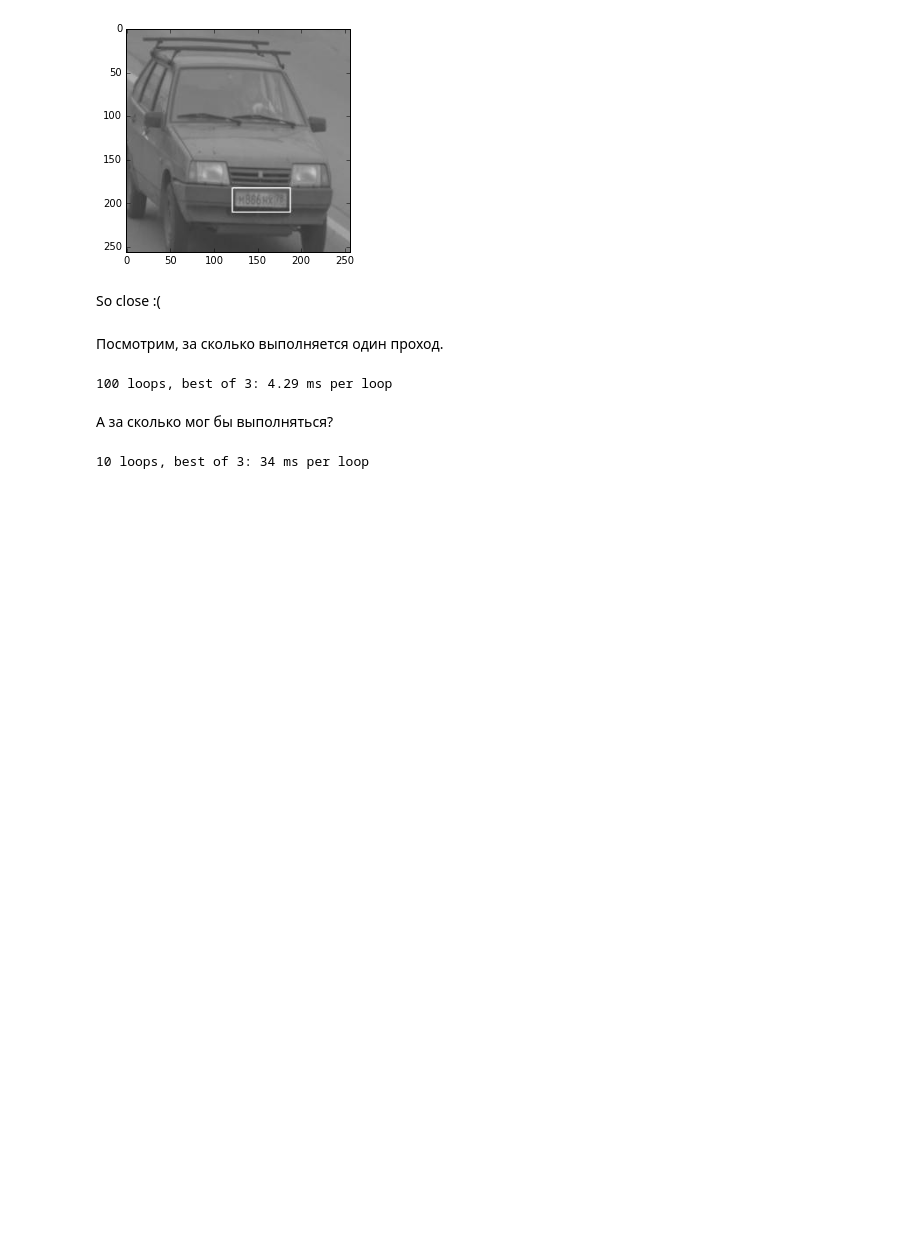
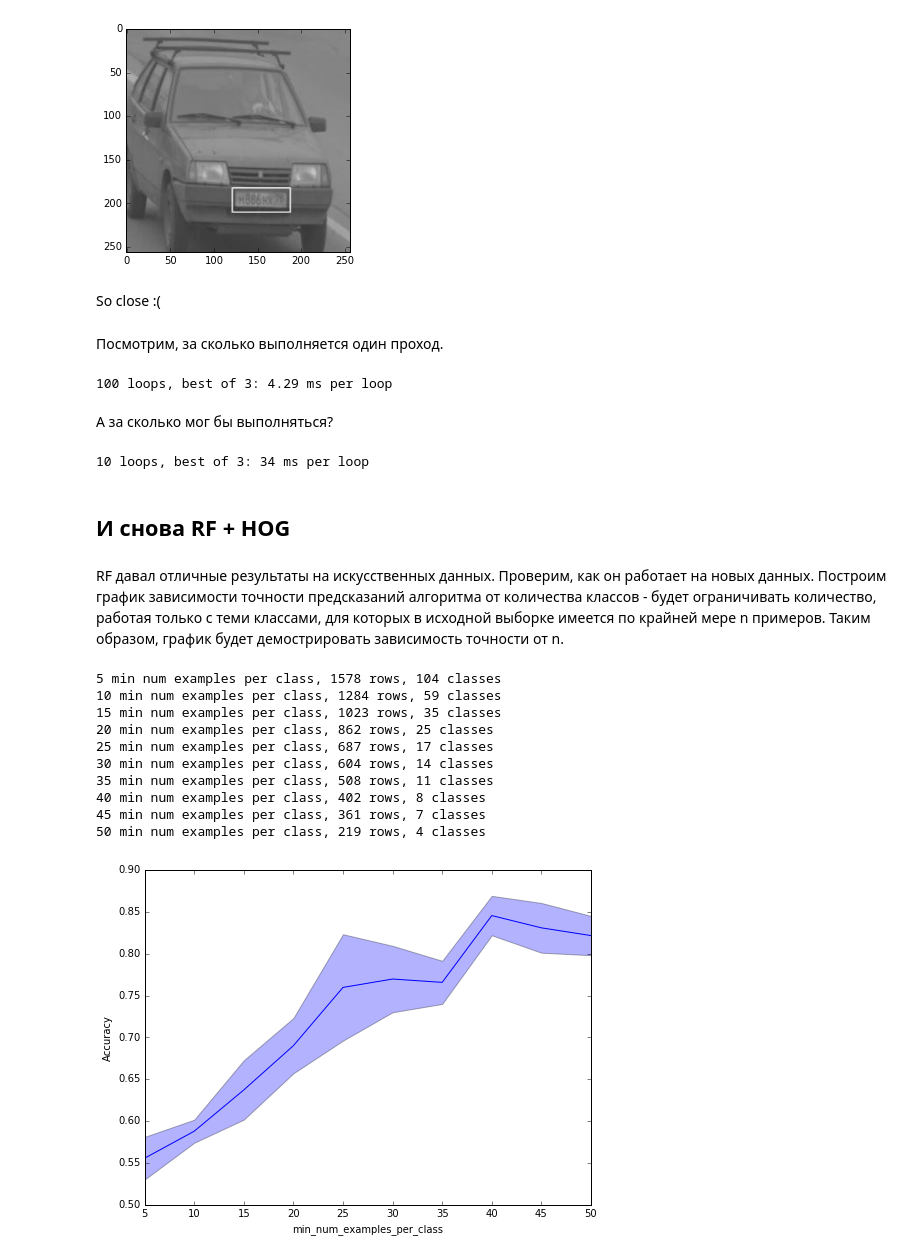
Before and after one commit to mchernyavsky/car-classification, a Jupyter notebook: report.ipynb, the cells around one changed output. Cells and saved outputs as stored; diff of their text form; code cells hidden in the pictures; blank space fills up the shorter version.

Commit message:
Tested RF + HOG on real data

```diff
--- a/report.ipynb
+++ b/report.ipynb
@@ -499,3 +499,62 @@ caffe.set_mode_cpu()
 %timeit net.forward()
 # %% [output]
 10 loops, best of 3: 34 ms per loop
+# %% [markdown]
+## И снова RF + HOG
+# %% [markdown]
+RF давал отличные результаты на искусственных данных. Проверим, как он работает на новых данных. Построим график зависимости точности предсказаний алгоритма от количества классов - будет ограничивать количество, работая только с теми классами, для которых в исходной выборке имеется по крайней мере n примеров. Таким образом, график будет демострировать зависимость точности от n.
+# %%
+def get_preprocessed_metadata(metadata_path, time_interval, min_num_examples_per_class):
+    df = pd.read_excel(metadata_path)
+    df = df.loc[(df['Время'] > time_interval[0]) & (df['Время'] < time_interval[1])]
+    df = df.groupby('Название микросегмента').filter(
+        lambda x: len(x) >= min_num_examples_per_class
+    )
+
+    encoder = LabelEncoder()
+    df['label'] = encoder.fit_transform(df['Название микросегмента'])
+
+    print(min_num_examples_per_class, 'min num examples per class,',
+          len(df), 'rows,',
+          df['label'].max() + 1, 'classes')
+
+    return df[["photo_path", "label"]]
+# %%
+def test_rf_hog(metadata, resize_output_shape=(192, 240),
+                hog_pixels_per_cell=(16, 16), hog_cells_per_block=(2, 2)):
+    X, y = [], []
+    for i, img_path, label in df.itertuples():
+        img_path_old = '{}_fr{}'.format(img_path[:-4], img_path[-4:])
+        img = io.imread('datasets/utkin/src/utkin-download/{}'.format(img_path_old), as_grey=True)
+        img = img[:480, :640]
+        img = transform.resize(img, output_shape=resize_output_shape)
+        fd = hog(img, pixels_per_cell=hog_pixels_per_cell,
+                 cells_per_block=hog_cells_per_block)
+        X.append(fd)
+        y.append(label)
+
+    clf = RandomForestClassifier(n_estimators=300, random_state=42, n_jobs=-1)
+    cv = KFold(len(X), n_folds=5, shuffle=True, random_state=42)
+    scores = cross_val_score(clf, X, y, scoring='accuracy', cv=cv, n_jobs=-1)
+    return scores
+# %%
+grid_scores = []
+for min_num_examples_per_class in range(5, 51, 5):
+    df = get_preprocessed_metadata(metadata_path='datasets/utkin/src/Radar_data_recognized.xlsx',
+                                   time_interval=(time(7), time(19)),
+                                   min_num_examples_per_class=min_num_examples_per_class)
+    grid_scores.append(test_rf_hog(df))
+
+plot_quality(grid_scores, range(5, 51, 5), 'min_num_examples_per_class')
+# %% [output]
+5 min num examples per class, 1578 rows, 104 classes
+10 min num examples per class, 1284 rows, 59 classes
+15 min num examples per class, 1023 rows, 35 classes
+20 min num examples per class, 862 rows, 25 classes
+25 min num examples per class, 687 rows, 17 classes
+30 min num examples per class, 604 rows, 14 classes
+35 min num examples per class, 508 rows, 11 classes
+40 min num examples per class, 402 rows, 8 classes
+45 min num examples per class, 361 rows, 7 classes
+50 min num examples per class, 219 rows, 4 classes
+[figure, added]
```
Also changed, not shown: parts of 8 cells of this notebook.
